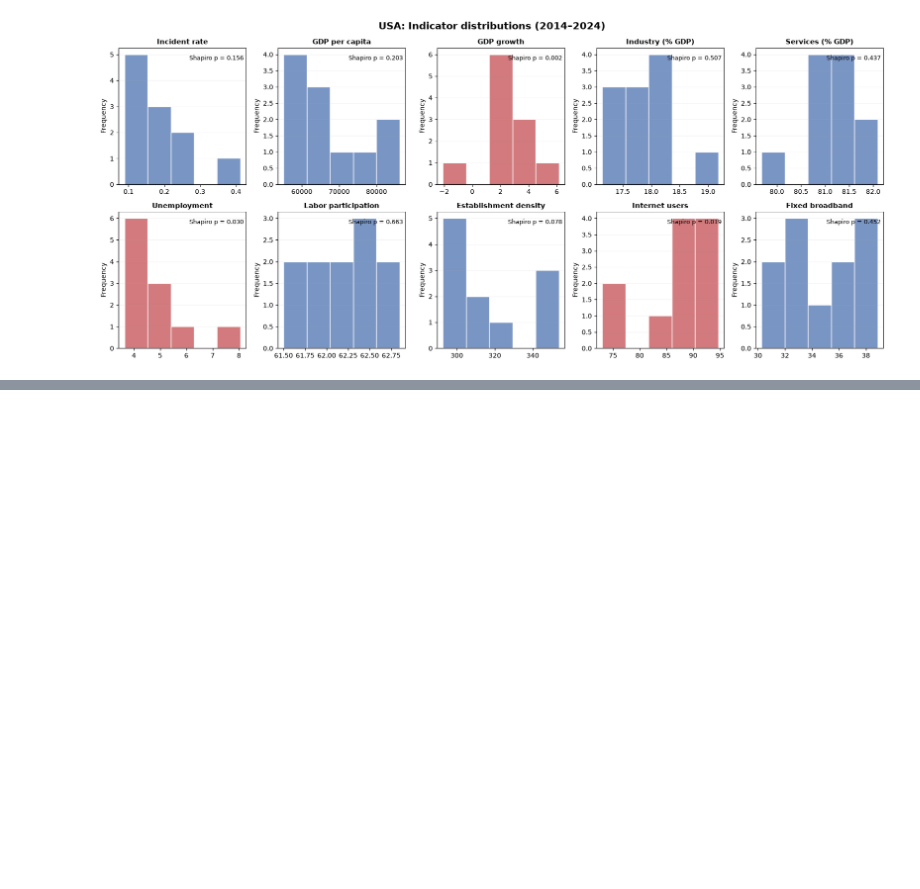
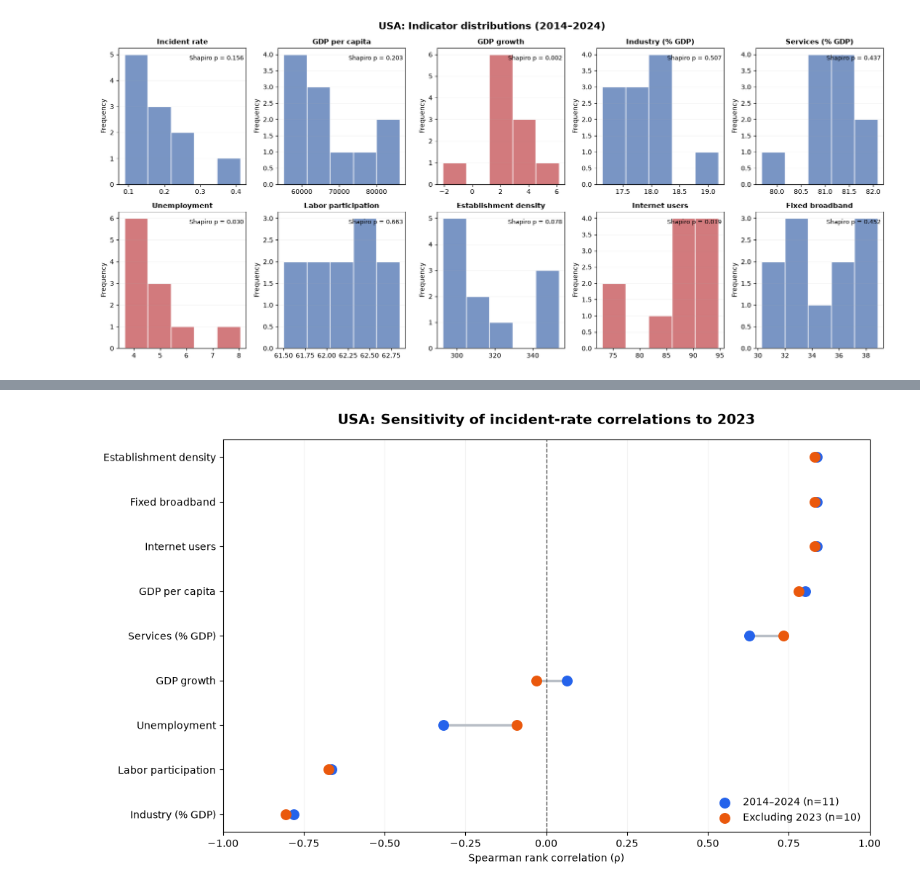
Before and after one commit to McTehno/Cybersecurity-incident-causations, a Jupyter notebook: usa/notebooks/factors/01_usa_incident_rate.ipynb, the cells around one changed output, grey strips where cells are left out. Cells and saved outputs as stored; diff of their text form; code cells hidden in the pictures; blank space fills up the shorter version.

```diff
--- a/usa/notebooks/factors/01_usa_incident_rate.ipynb
+++ b/usa/notebooks/factors/01_usa_incident_rate.ipynb
@@ -583,0 +619,89 @@ plt.show()
+# %%
+# Compare correlations with and without 2023
+plot_df = sensitivity_df.sort_values(
+    "Full sample (n=11)"
+).reset_index(drop=True)
+
+factor_labels = {
+    "internet_users_pct": "Internet users",
+    "fixed_broadband_per_100": "Fixed broadband",
+    "establishment_density": "Establishment density",
+    "gdp_per_capita": "GDP per capita",
+    "industry_gdp_pct": "Industry (% GDP)",
+    "labor_force_participation": "Labor participation",
+    "services_gdp_pct": "Services (% GDP)",
+    "unemployment_rate": "Unemployment",
+    "gdp_growth": "GDP growth",
+}
+
+y = np.arange(len(plot_df))
+
+fig, ax = plt.subplots(figsize=(11, 6.5))
+
+# Connect the two estimates
+for i, row in plot_df.iterrows():
+    ax.plot(
+        [row["Full sample (n=11)"], row["Without 2023 (n=10)"]],
+        [i, i],
+        color="#B8BEC6",
+        linewidth=2.5,
+        zorder=1,
+    )
+
+ax.scatter(
+    plot_df["Full sample (n=11)"],
+    y,
+    color="#2563EB",
+    s=95,
+    label="2014–2024 (n=11)",
+    zorder=3,
+)
+
+ax.scatter(
+    plot_df["Without 2023 (n=10)"],
+    y,
+    color="#EA580C",
+    s=95,
+    label="Excluding 2023 (n=10)",
+    zorder=4,
+)
+
+ax.axvline(0, color="#555555", linestyle="--", linewidth=1)
+
+ax.set_yticks(y)
+ax.set_yticklabels(plot_df["Factor"].map(factor_labels))
+ax.set_xlim(-1, 1)
+ax.set_xlabel("Spearman rank correlation (ρ)")
+
+ax.set_title(
+    "USA: Sensitivity of incident-rate correlations to 2023",
+    fontsize=14,
+    fontweight="bold",
+    pad=15,
+)
+
+ax.grid(axis="x", alpha=0.15)
+ax.set_axisbelow(True)
+ax.legend(loc="lower right", frameon=False)
+
+fig.tight_layout()
+
+# Save figure
+figure_name = "01_correlation_sensitivity_2023.png"
+
+for output_dir in [
+    PROJECT_ROOT / "figures/factors/static",
+    PROJECT_ROOT / "ugotovitve/dejavnike",
+]:
+    output_dir.mkdir(parents=True, exist_ok=True)
+
+    fig.savefig(
+        output_dir / figure_name,
+        dpi=300,
+        bbox_inches="tight",
+        facecolor="white",
+    )
+
+plt.show()
+# %% [output]
+[figure, added]
```
Also changed, not shown: parts of 26 cells of this notebook.
